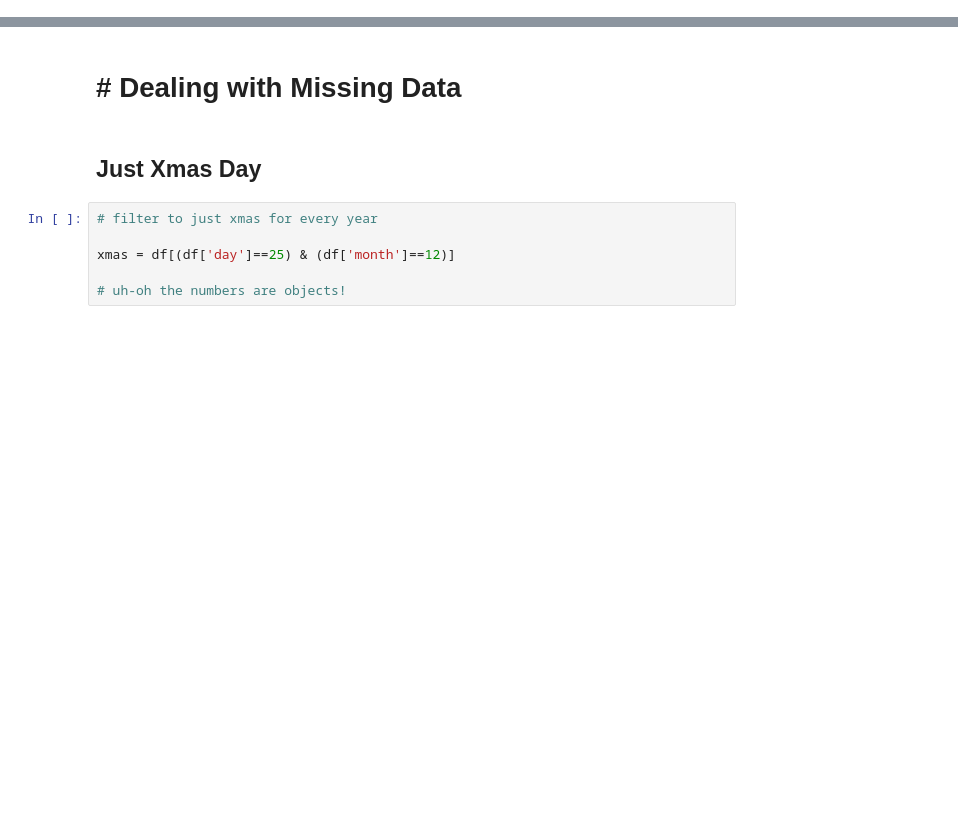
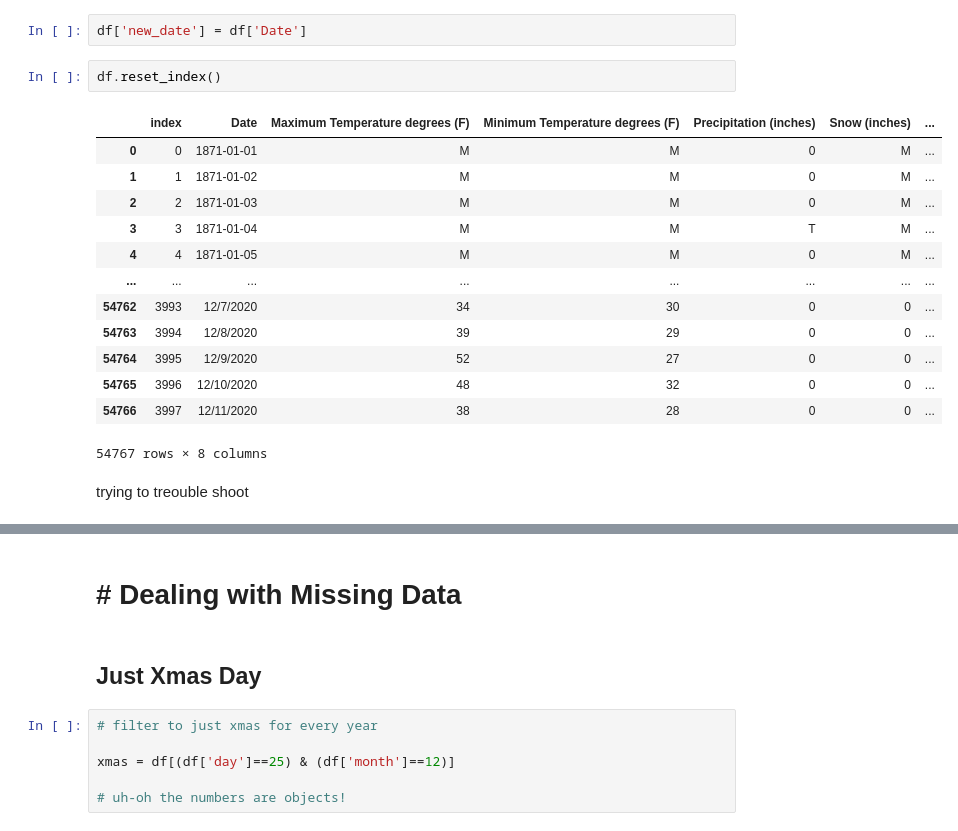
Before and after one commit to searanch/weather_lab, a Jupyter notebook: minneapolis_historical_weather.ipynb, the cells around one changed output, grey strips where cells are left out. Saved outputs shown, nothing was run; the diff lists cells and outputs as text; blank space fills up the shorter version.

```diff
--- a/minneapolis_historical_weather.ipynb
+++ b/minneapolis_historical_weather.ipynb
@@ -20,0 +23,20 @@ df.sample(5)
+# %%
+df['new_date'] = df['Date']
+# %%
+df.reset_index()
+# %% [output]
+|  | index | Date | Maximum Temperature degrees (F) | Minimum Temperature degrees (F) | Precipitation (inches) | Snow (inches) | ... |
+| 0 | 0 | 1871-01-01 | M | M | 0 | M | ... |
+| 1 | 1 | 1871-01-02 | M | M | 0 | M | ... |
+| 2 | 2 | 1871-01-03 | M | M | 0 | M | ... |
+| 3 | 3 | 1871-01-04 | M | M | T | M | ... |
+| 4 | 4 | 1871-01-05 | M | M | 0 | M | ... |
+| ... | ... | ... | ... | ... | ... | ... | ... |
+| 54762 | 3993 | 12/7/2020 | 34 | 30 | 0 | 0 | ... |
+| 54763 | 3994 | 12/8/2020 | 39 | 29 | 0 | 0 | ... |
+| 54764 | 3995 | 12/9/2020 | 52 | 27 | 0 | 0 | ... |
+| 54765 | 3996 | 12/10/2020 | 48 | 32 | 0 | 0 | ... |
+| 54766 | 3997 | 12/11/2020 | 38 | 28 | 0 | 0 | ... |
+54767 rows × 8 columns
+# %% [markdown]
+trying to treouble shoot
```
Also changed, not shown: parts of 5 cells of this notebook, 1 other file.
